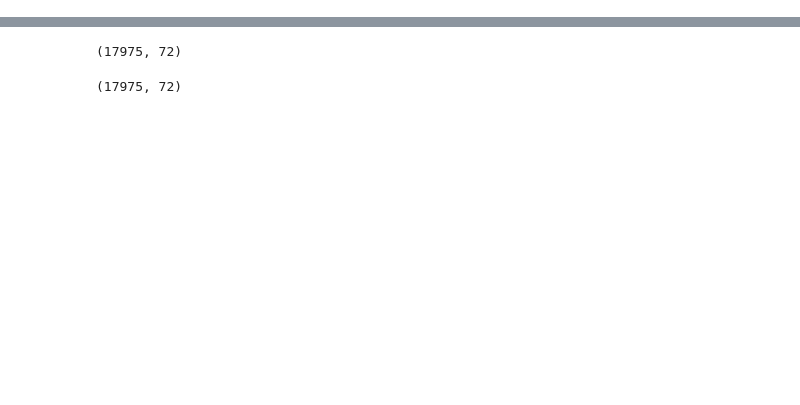
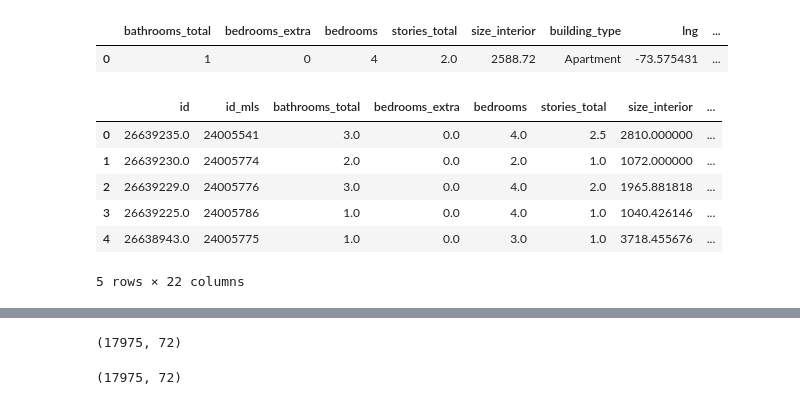
Before and after one commit to SoheilBadri2000/House-Pred-CA, a Jupyter notebook: EDA2.ipynb, the cells around one changed output, grey strips where cells are left out. Cells and saved outputs as stored; diff of their text form; code cells hidden in the pictures; blank space fills up the shorter version.

```diff
--- a/EDA2.ipynb
+++ b/EDA2.ipynb
@@ -8 +33,16 @@ import matplotlib.pyplot as plt
+# %%
+df_sample
+# %% [output]
+|  | bathrooms_total | bedrooms_extra | bedrooms | stories_total | size_interior | building_type | lng | ... |
+| 0 | 1 | 0 | 4 | 2.0 | 2588.72 | Apartment | -73.575431 | ... |
+# %%
+df.head(5)
+# %% [output]
+|  | id | id_mls | bathrooms_total | bedrooms_extra | bedrooms | stories_total | size_interior | ... |
+| 0 | 26639235.0 | 24005541 | 3.0 | 0.0 | 4.0 | 2.5 | 2810.000000 | ... |
+| 1 | 26639230.0 | 24005774 | 2.0 | 0.0 | 2.0 | 1.0 | 1072.000000 | ... |
+| 2 | 26639229.0 | 24005776 | 3.0 | 0.0 | 4.0 | 2.0 | 1965.881818 | ... |
+| 3 | 26639225.0 | 24005786 | 1.0 | 0.0 | 4.0 | 1.0 | 1040.426146 | ... |
+| 4 | 26638943.0 | 24005775 | 1.0 | 0.0 | 3.0 | 1.0 | 3718.455676 | ... |
+5 rows × 22 columns
 # %%
```
Also changed, not shown: parts of 51 cells of this notebook, 2 other files.
